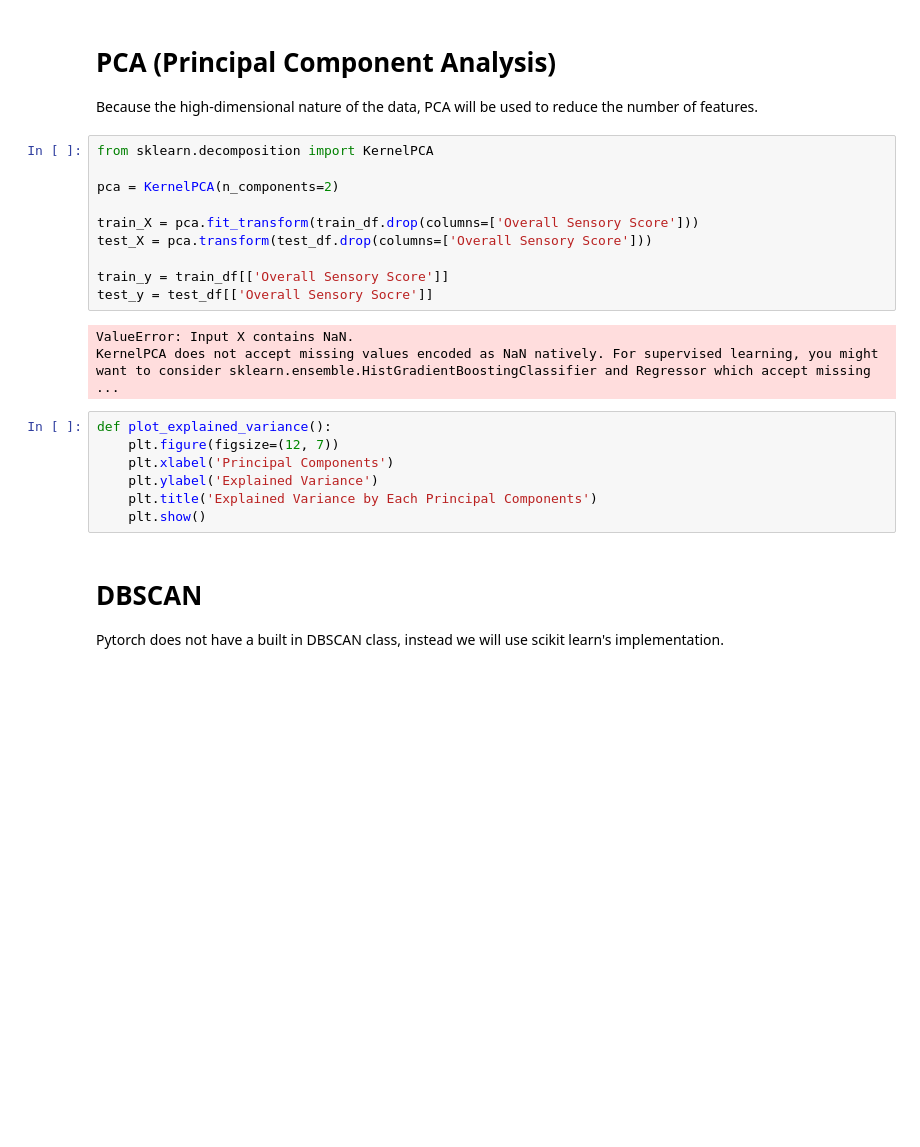
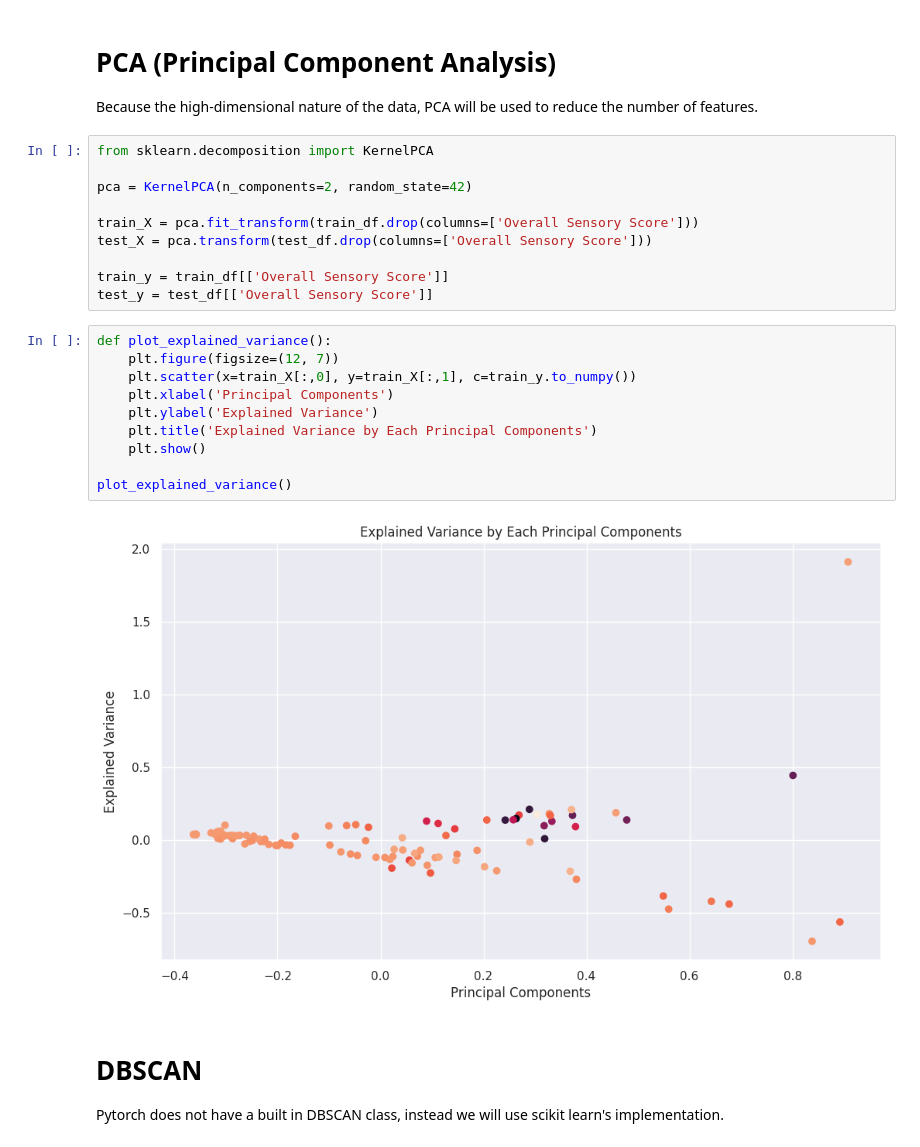
Before and after one commit to TahlonBrahic/Green-Tea-Sensory-Evaluation-With-GANs, a Jupyter notebook: source/main.ipynb, the cells around one changed output. Drawn from its saved outputs; the diff is of its cells as text; blank space fills up the shorter version.

Commit message:
Plot Principal Components

```diff
--- a/source/main.ipynb
+++ b/source/main.ipynb
@@ -663,23 +663,25 @@ Because the high-dimensional nature of the data, PCA will be used to reduce the
 # %%
 from sklearn.decomposition import KernelPCA
 
-pca = KernelPCA(n_components=2)
+pca = KernelPCA(n_components=2, random_state=42)
 
 train_X = pca.fit_transform(train_df.drop(columns=['Overall Sensory Score']))
 test_X = pca.transform(test_df.drop(columns=['Overall Sensory Score']))
 
 train_y = train_df[['Overall Sensory Score']]
-test_y = test_df[['Overall Sensory Socre']]
+test_y = test_df[['Overall Sensory Score']]
-# %% [output]
-ValueError: Input X contains NaN.
-KernelPCA does not accept missing values encoded as NaN natively. For supervised learning, you might want to consider sklearn.ensemble.HistGradientBoostingClassifier and Regressor which accept missing ...
 # %%
 def plot_explained_variance():
     plt.figure(figsize=(12, 7))
+    plt.scatter(x=train_X[:,0], y=train_X[:,1], c=train_y.to_numpy())
     plt.xlabel('Principal Components')
     plt.ylabel('Explained Variance')
     plt.title('Explained Variance by Each Principal Components')
     plt.show()
+
+plot_explained_variance()
+# %% [output]
+[figure, added]
 # %% [markdown]
 # DBSCAN
 
```
Also changed, not shown: parts of 1 cell of this notebook.
